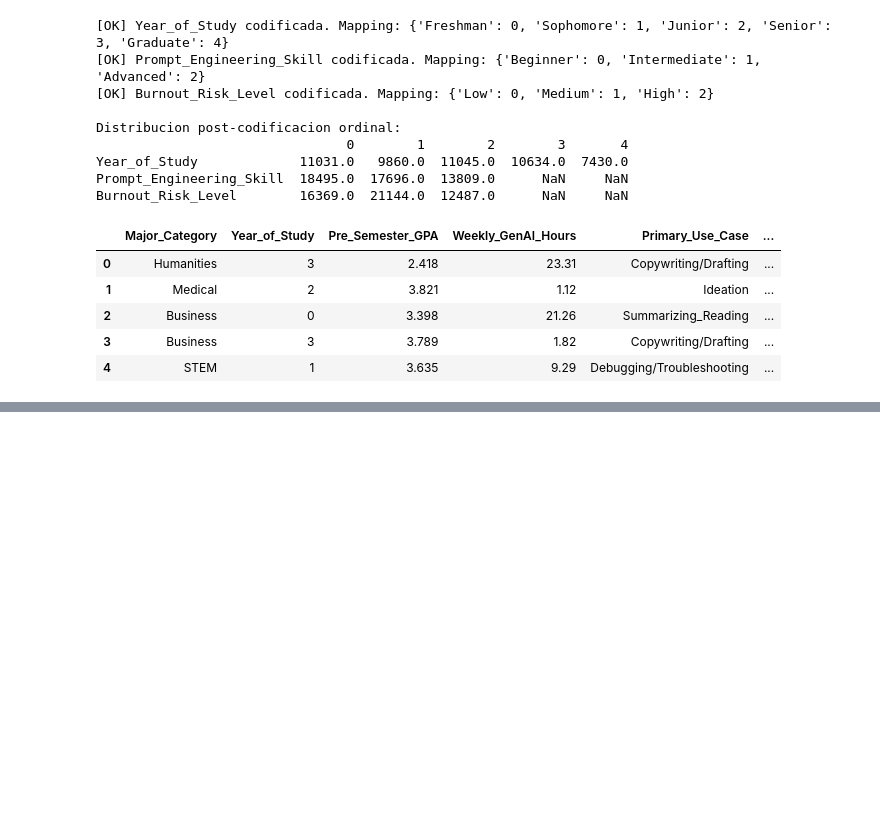
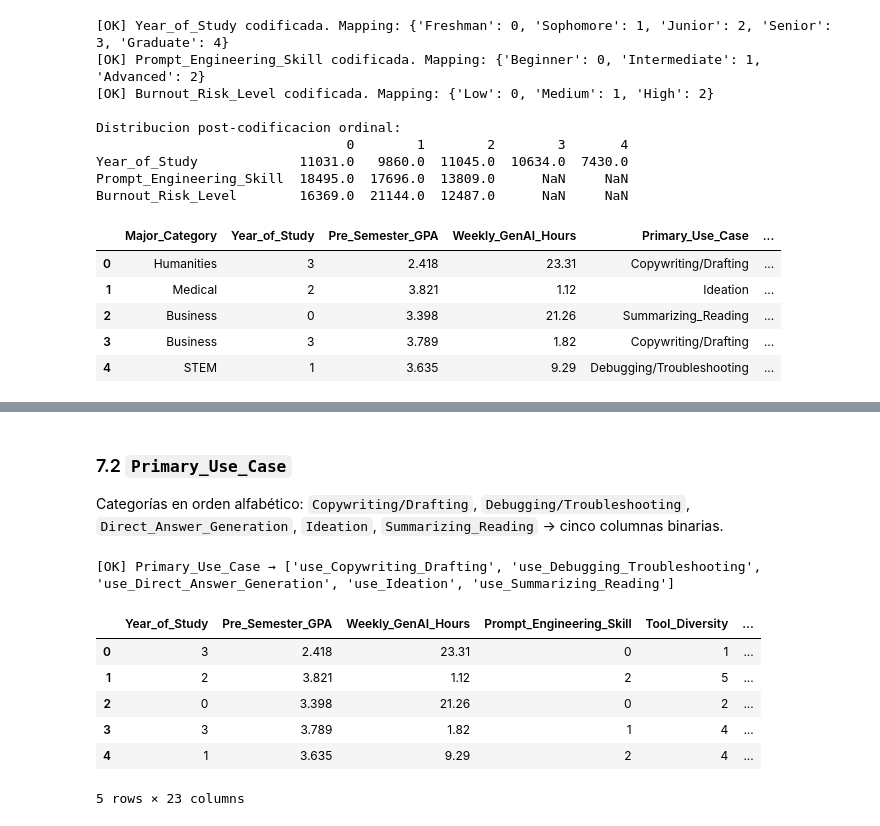
Before and after one commit to dark452/mcdi500_s1_grupo1, a Jupyter notebook: notebooks/F2_EDA_Limpieza.ipynb, the cells around one changed output, grey strips where cells are left out. Cells and saved outputs as stored; diff of their text form; code cells hidden in the pictures; blank space fills up the shorter version.

```diff
--- a/notebooks/F2_EDA_Limpieza.ipynb
+++ b/notebooks/F2_EDA_Limpieza.ipynb
@@ -590,0 +663,19 @@ Burnout_Risk_Level        16369.0  21144.0  12487.0      NaN     NaN
+# %% [markdown]
+### 7.2 `Primary_Use_Case`
+
+Categorías en orden alfabético: `Copywriting/Drafting`, `Debugging/Troubleshooting`, `Direct_Answer_Generation`, `Ideation`, `Summarizing_Reading` → cinco columnas binarias.
+# %%
+df = codificar_one_hot(df, 'Primary_Use_Case',
+                       ['use_Copywriting_Drafting', 'use_Debugging_Troubleshooting',
+                        'use_Direct_Answer_Generation', 'use_Ideation',
+                        'use_Summarizing_Reading'])
+df.head()
+# %% [output]
+[OK] Primary_Use_Case → ['use_Copywriting_Drafting', 'use_Debugging_Troubleshooting', 'use_Direct_Answer_Generation', 'use_Ideation', 'use_Summarizing_Reading']
+|  | Year_of_Study | Pre_Semester_GPA | Weekly_GenAI_Hours | Prompt_Engineering_Skill | Tool_Diversity | ... |
+| 0 | 3 | 2.418 | 23.31 | 0 | 1 | ... |
+| 1 | 2 | 3.821 | 1.12 | 2 | 5 | ... |
+| 2 | 0 | 3.398 | 21.26 | 0 | 2 | ... |
+| 3 | 3 | 3.789 | 1.82 | 1 | 4 | ... |
+| 4 | 1 | 3.635 | 9.29 | 2 | 4 | ... |
+5 rows × 23 columns
```
Also changed, not shown: parts of 9 cells of this notebook.
